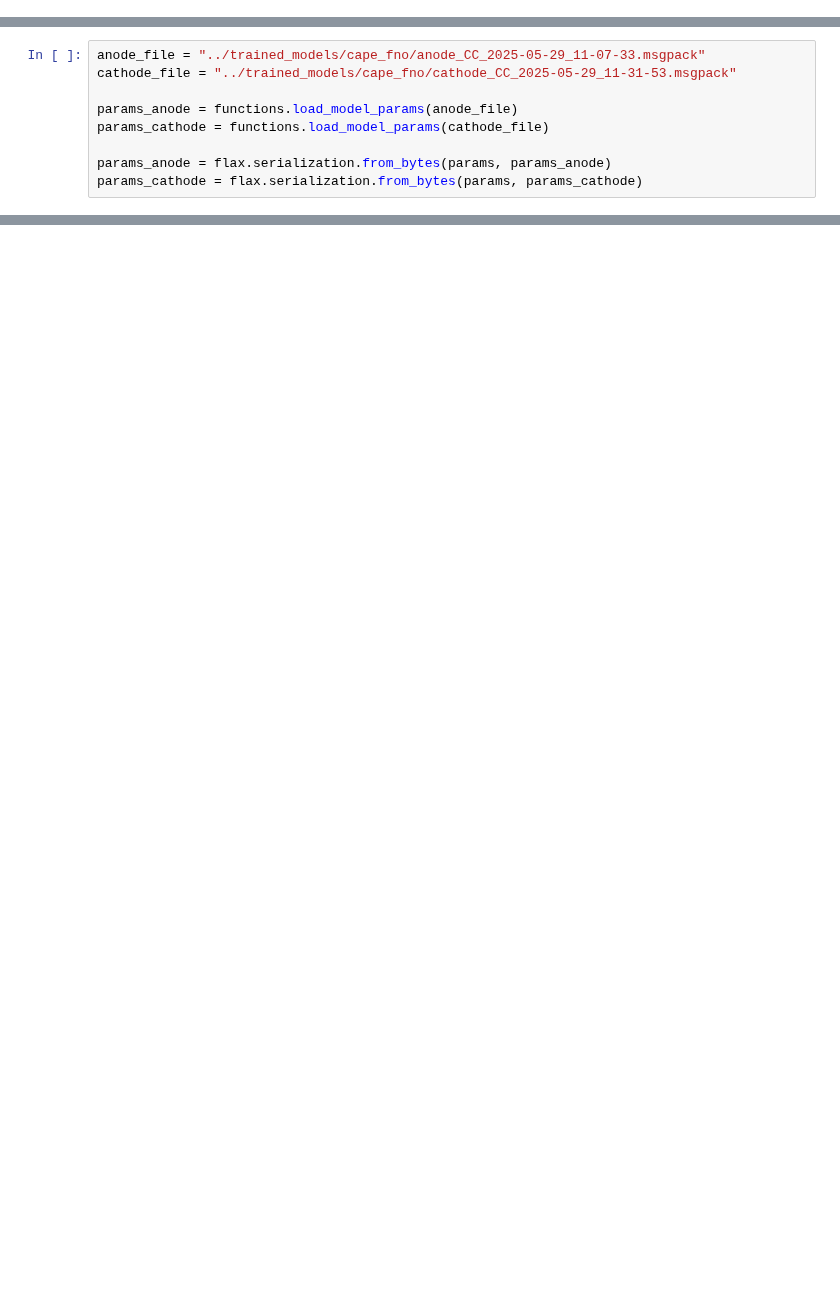
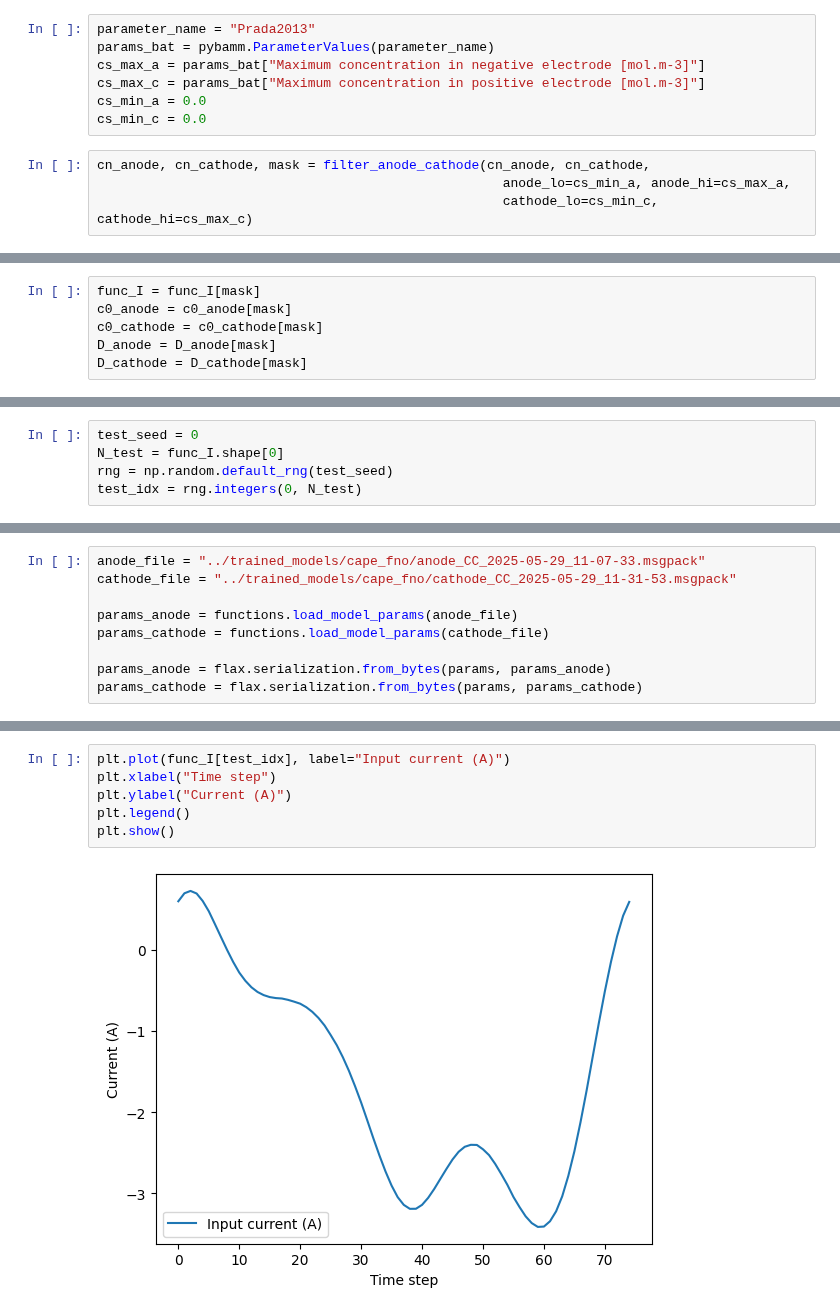
Before and after one commit to yingzai1/spm_neuraloperator, a Jupyter notebook: src/diffusion_param_est.ipynb, the cells around one changed output, grey strips where cells are left out. Saved outputs shown, nothing was run; the diff lists cells and outputs as text; blank space fills up the shorter version.

```diff
--- a/src/diffusion_param_est.ipynb
+++ b/src/diffusion_param_est.ipynb
@@ -31,3 +56,14 @@ D_cathode = np.array(data["Dca"][0])
 # %%
 D_anode = normalise_diffusion(D_anode)
 D_cathode = normalise_diffusion(D_cathode)
+# %%
+parameter_name = "Prada2013"
+params_bat = pybamm.ParameterValues(parameter_name)
+cs_max_a = params_bat["Maximum concentration in negative electrode [mol.m-3]"]
+cs_max_c = params_bat["Maximum concentration in positive electrode [mol.m-3]"]
+cs_min_a = 0.0
+cs_min_c = 0.0
+# %%
+cn_anode, cn_cathode, mask = filter_anode_cathode(cn_anode, cn_cathode,
+                                                    anode_lo=cs_min_a, anode_hi=cs_max_a,
+                                                    cathode_lo=cs_min_c, cathode_hi=cs_max_c)
@@ -34,3 +74,9 @@ D_cathode = normalise_diffusion(D_cathode)
+# %%
+func_I = func_I[mask]
+c0_anode = c0_anode[mask]
+c0_cathode = c0_cathode[mask]
+D_anode = D_anode[mask]
+D_cathode = D_cathode[mask]
 # %%
 # Padding amounts
 padding_t = 5  # along t-axis
@@ -49,6 +96,11 @@ hidden_channels = 64
 input_channels = 4 # We should automate this TODO
 output_channels = 1
 cape_hidden_size = 32
+# %%
+test_seed = 0
+N_test = func_I.shape[0]
+rng = np.random.default_rng(test_seed)
+test_idx = rng.integers(0, N_test)
 # %%
 model = CAPE_FNO(k_modes=k_modes, input_channels= input_channels,
                  fno_depth=fno_depth, cape_hidden_size = cape_hidden_size,
@@ -72,0 +303,8 @@ params_cathode = flax.serialization.from_bytes(params, params_cathode)
+# %%
+plt.plot(func_I[test_idx], label="Input current (A)")
+plt.xlabel("Time step")
+plt.ylabel("Current (A)")
+plt.legend()
+plt.show()
+# %% [output]
+[figure, added]
```
Also changed, not shown: parts of 31 cells of this notebook, 5 other files.
